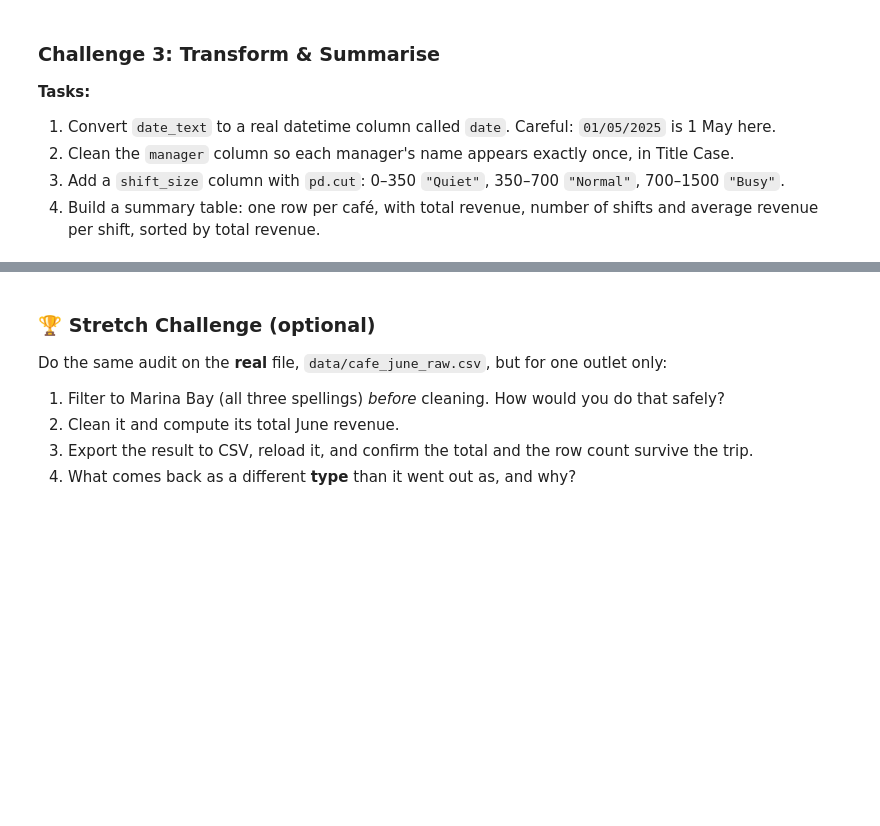
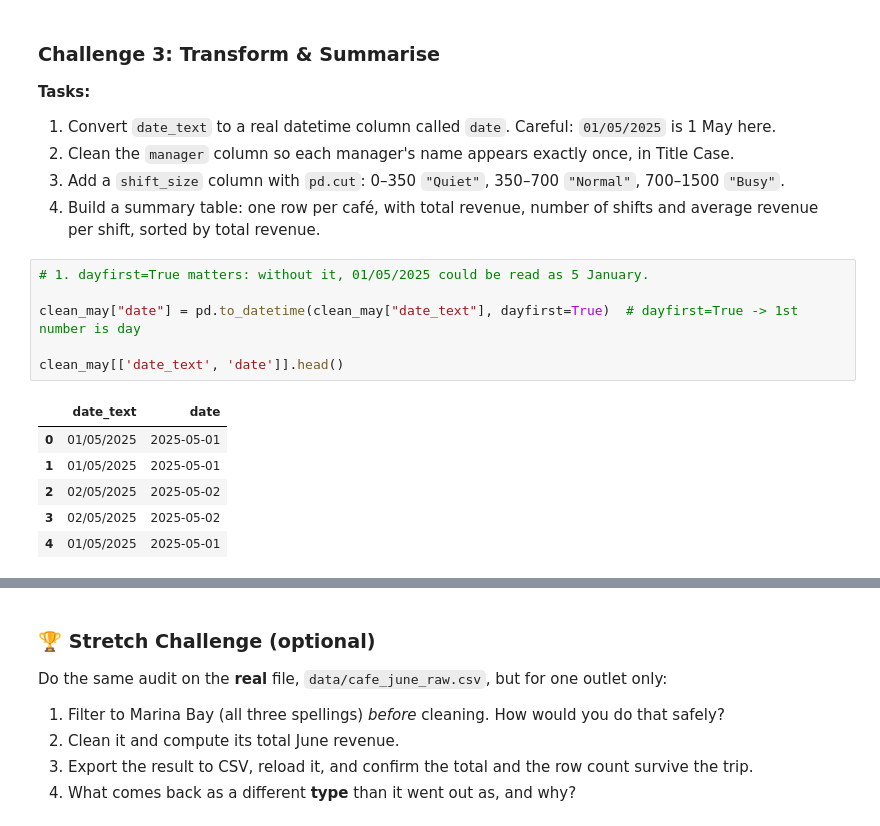
Before and after one commit to PP-123-nt/6m-data-1.8-eda-basic, a Jupyter notebook: assignment-working.ipynb, the cells around one changed output, grey strips where cells are left out. Drawn from its saved outputs; the diff is of its cells as text; blank space fills up the shorter version.

```diff
--- a/assignment-working.ipynb
+++ b/assignment-working.ipynb
@@ -309,3 +309,16 @@ min tickets: 21.0
 3. Add a `shift_size` column with `pd.cut`: 0–350 `"Quiet"`, 350–700 `"Normal"`, 700–1500 `"Busy"`.
 4. Build a summary table: one row per café, with total revenue, number of shifts and average revenue
    per shift, sorted by total revenue.
+# %%
+# 1. dayfirst=True matters: without it, 01/05/2025 could be read as 5 January.
+
+clean_may["date"] = pd.to_datetime(clean_may["date_text"], dayfirst=True)  # dayfirst=True -> 1st number is day
+
+clean_may[['date_text', 'date']].head()
+# %% [output]
+|  | date_text | date |
+| 0 | 01/05/2025 | 2025-05-01 |
+| 1 | 01/05/2025 | 2025-05-01 |
+| 2 | 02/05/2025 | 2025-05-02 |
+| 3 | 02/05/2025 | 2025-05-02 |
+| 4 | 01/05/2025 | 2025-05-01 |
```
Also changed, not shown: parts of 3 cells of this notebook.
